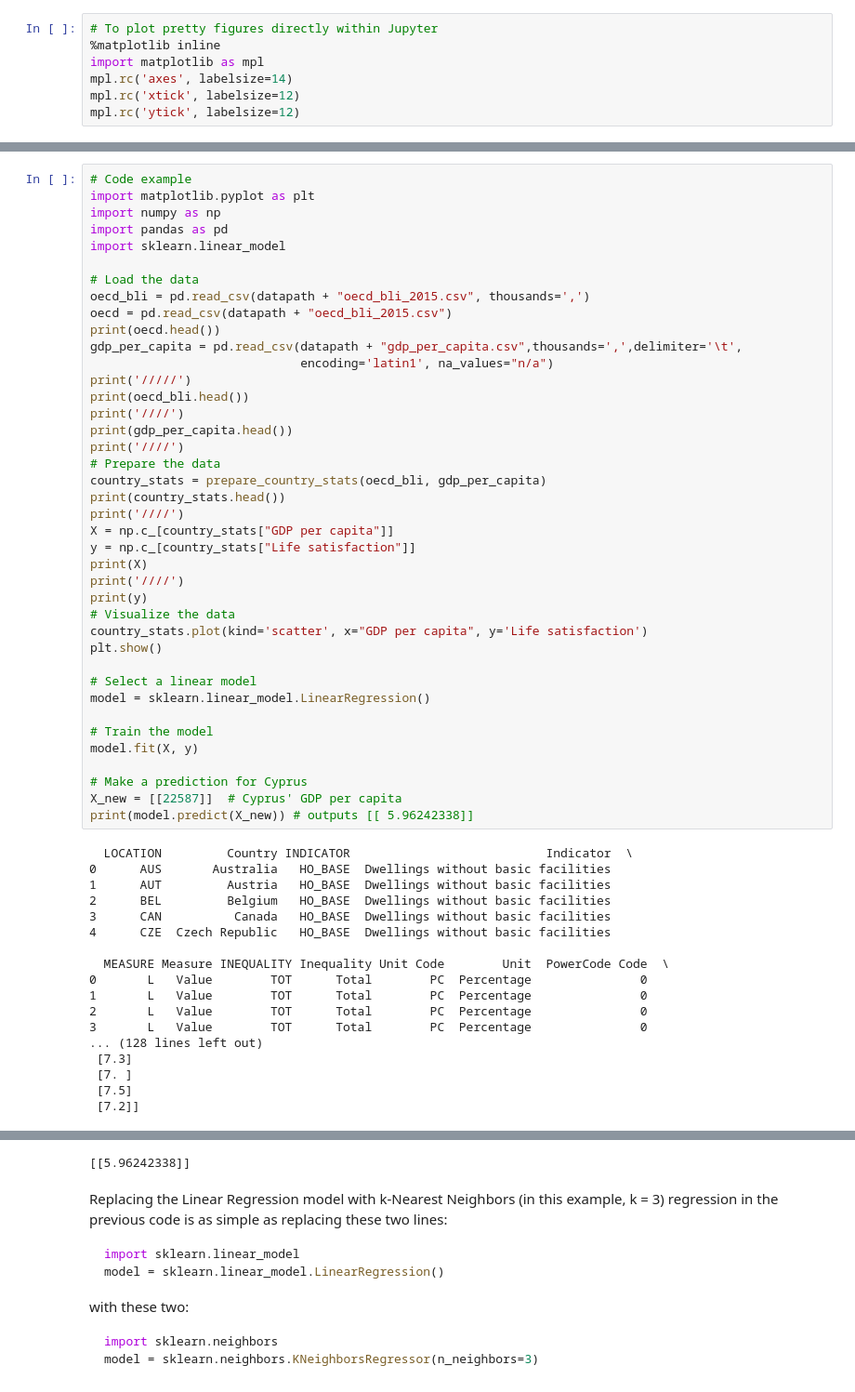
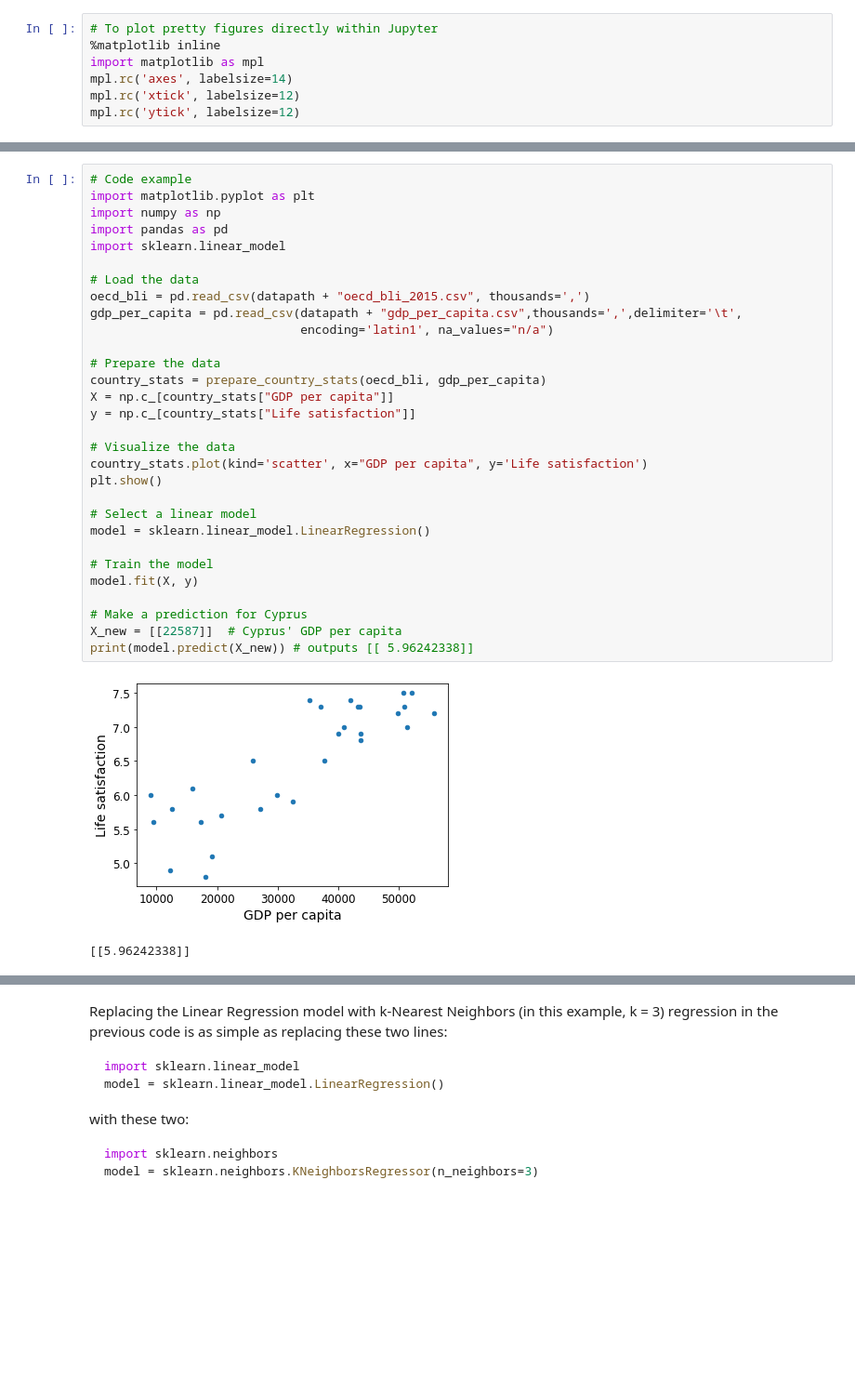
Before and after one commit to SandialanQ/CambioCoordenadas, a Jupyter notebook: 01_the_machine_learning_landscape.ipynb, the cells around one changed output, grey strips where cells are left out. Shown at 93% size. Drawn from its saved outputs; the diff is of its cells as text; blank space fills up the shorter version.

```diff
--- a/01_the_machine_learning_landscape.ipynb
+++ b/01_the_machine_learning_landscape.ipynb
@@ -64,58 +84,33 @@ Downloading gdp_per_capita.csv
 # %%
 # Code example
 import matplotlib.pyplot as plt
 import numpy as np
 import pandas as pd
 import sklearn.linear_model
 
 # Load the data
 oecd_bli = pd.read_csv(datapath + "oecd_bli_2015.csv", thousands=',')
-oecd = pd.read_csv(datapath + "oecd_bli_2015.csv")
-print(oecd.head())
 gdp_per_capita = pd.read_csv(datapath + "gdp_per_capita.csv",thousands=',',delimiter='\t',
                              encoding='latin1', na_values="n/a")
-print('/////')
-print(oecd_bli.head())
-print('////')
-print(gdp_per_capita.head())
-print('////')
+
 # Prepare the data
 country_stats = prepare_country_stats(oecd_bli, gdp_per_capita)
-print(country_stats.head())
-print('////')
 X = np.c_[country_stats["GDP per capita"]]
 y = np.c_[country_stats["Life satisfaction"]]
-print(X)
-print('////')
-print(y)
+
 # Visualize the data
 country_stats.plot(kind='scatter', x="GDP per capita", y='Life satisfaction')
 plt.show()
 
 # Select a linear model
 model = sklearn.linear_model.LinearRegression()
 
 # Train the model
 model.fit(X, y)
 
 # Make a prediction for Cyprus
 X_new = [[22587]]  # Cyprus' GDP per capita
 print(model.predict(X_new)) # outputs [[ 5.96242338]]
 # %% [output]
+[figure, new version]
-  LOCATION         Country INDICATOR                           Indicator  \
-0      AUS       Australia   HO_BASE  Dwellings without basic facilities
-1      AUT         Austria   HO_BASE  Dwellings without basic facilities
-2      BEL         Belgium   HO_BASE  Dwellings without basic facilities
-3      CAN          Canada   HO_BASE  Dwellings without basic facilities
-4      CZE  Czech Republic   HO_BASE  Dwellings without basic facilities
-
-  MEASURE Measure INEQUALITY Inequality Unit Code        Unit  PowerCode Code  \
-0       L   Value        TOT      Total        PC  Percentage               0
-1       L   Value        TOT      Total        PC  Percentage               0
-2       L   Value        TOT      Total        PC  Percentage               0
-3       L   Value        TOT      Total        PC  Percentage               0
-... (128 lines left out)
- [7.3]
- [7. ]
- [7.5]
- [7.2]]
+[[5.96242338]]
@@ -123,4 +117,3 @@ print(model.predict(X_new)) # outputs [[ 5.96242338]]
-[[5.96242338]]
 # %% [markdown]
 Replacing the Linear Regression model with k-Nearest Neighbors (in this example, k = 3) regression in the previous code is as simple as replacing these two
 lines:
```
Also changed, not shown: parts of 3 cells of this notebook.
